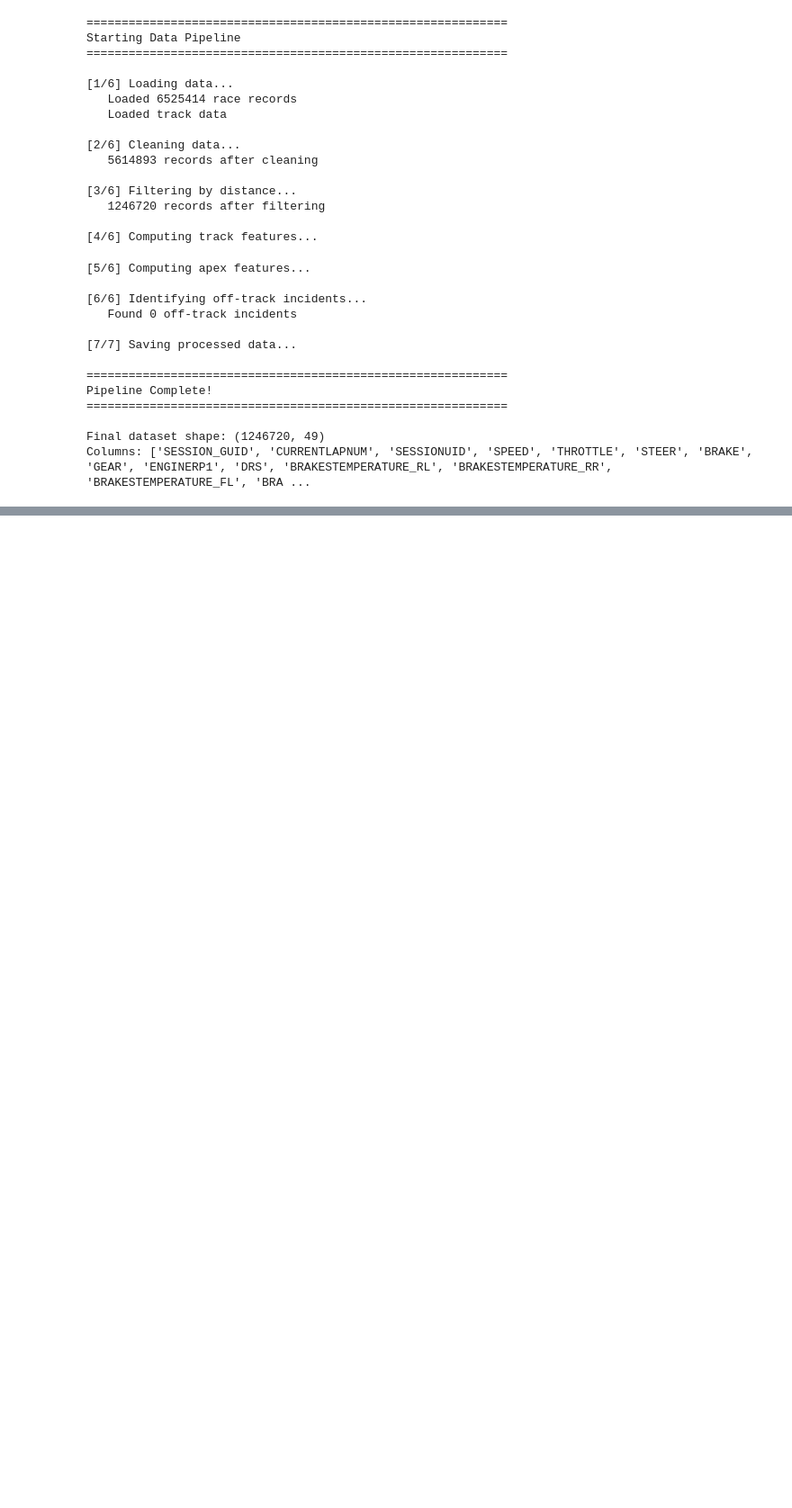
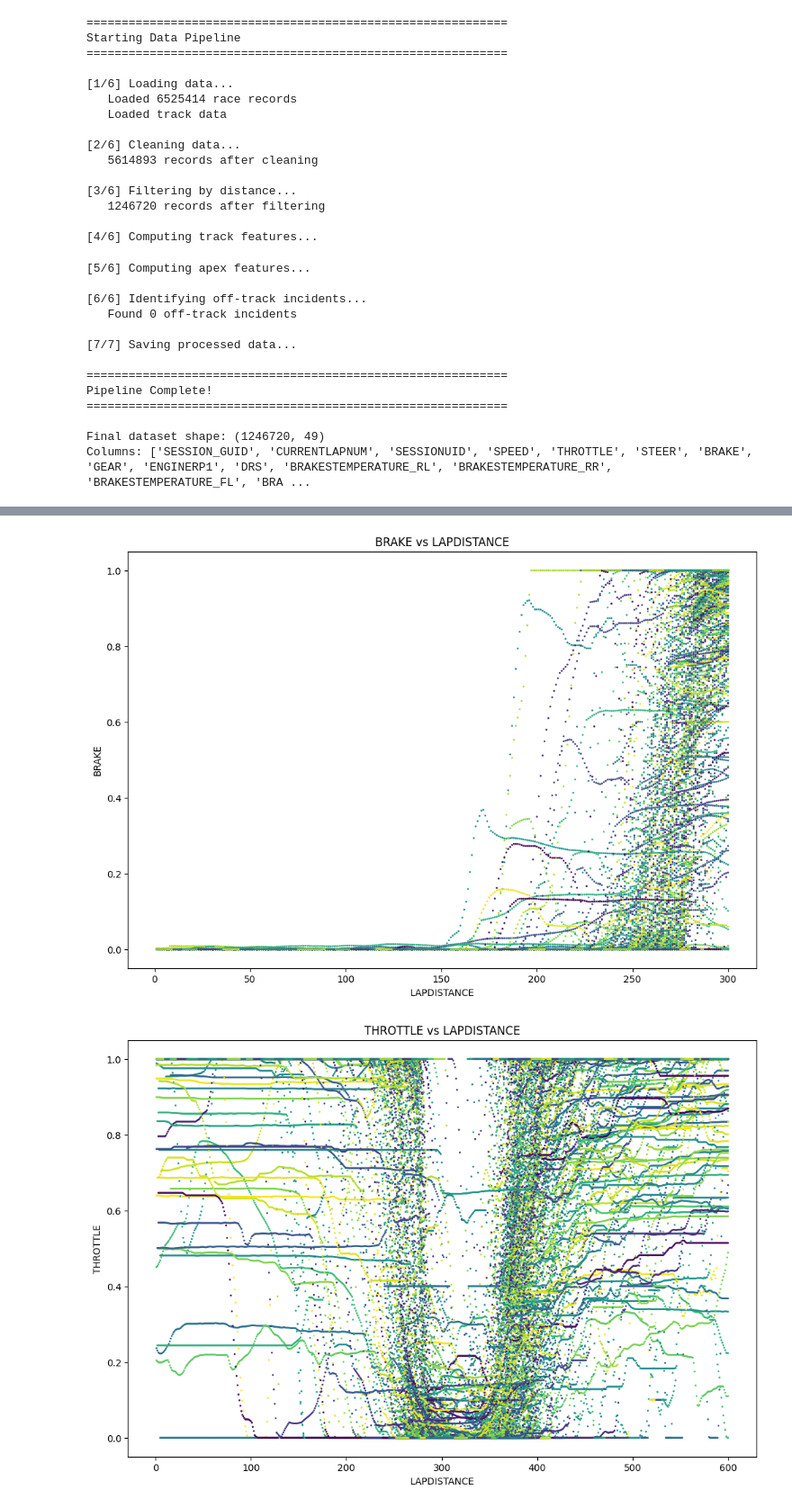
Before and after one commit to Samukat/Data3001G2, a Jupyter notebook: testing_run.ipynb, the cells around one changed output, grey strips where cells are left out. Shown at 90% size. Cells and saved outputs as stored; diff of their text form; code cells hidden in the pictures; blank space fills up the shorter version.

```diff
--- a/testing_run.ipynb
+++ b/testing_run.ipynb
@@ -60,0 +93,6 @@ cleanned_data.to_csv("data/cleanned_data.csv")
+# %%
+plot_laps(cleanned_data, y_col="BRAKE", distance_range=(0, 300), exclude_laps=[560])
+plot_laps(cleanned_data, y_col="THROTTLE", distance_range=(0, 600))
+# %% [output]
+[figure, added]
+[figure, added]
```
Also changed, not shown: parts of 10 cells of this notebook, 3 other files.
